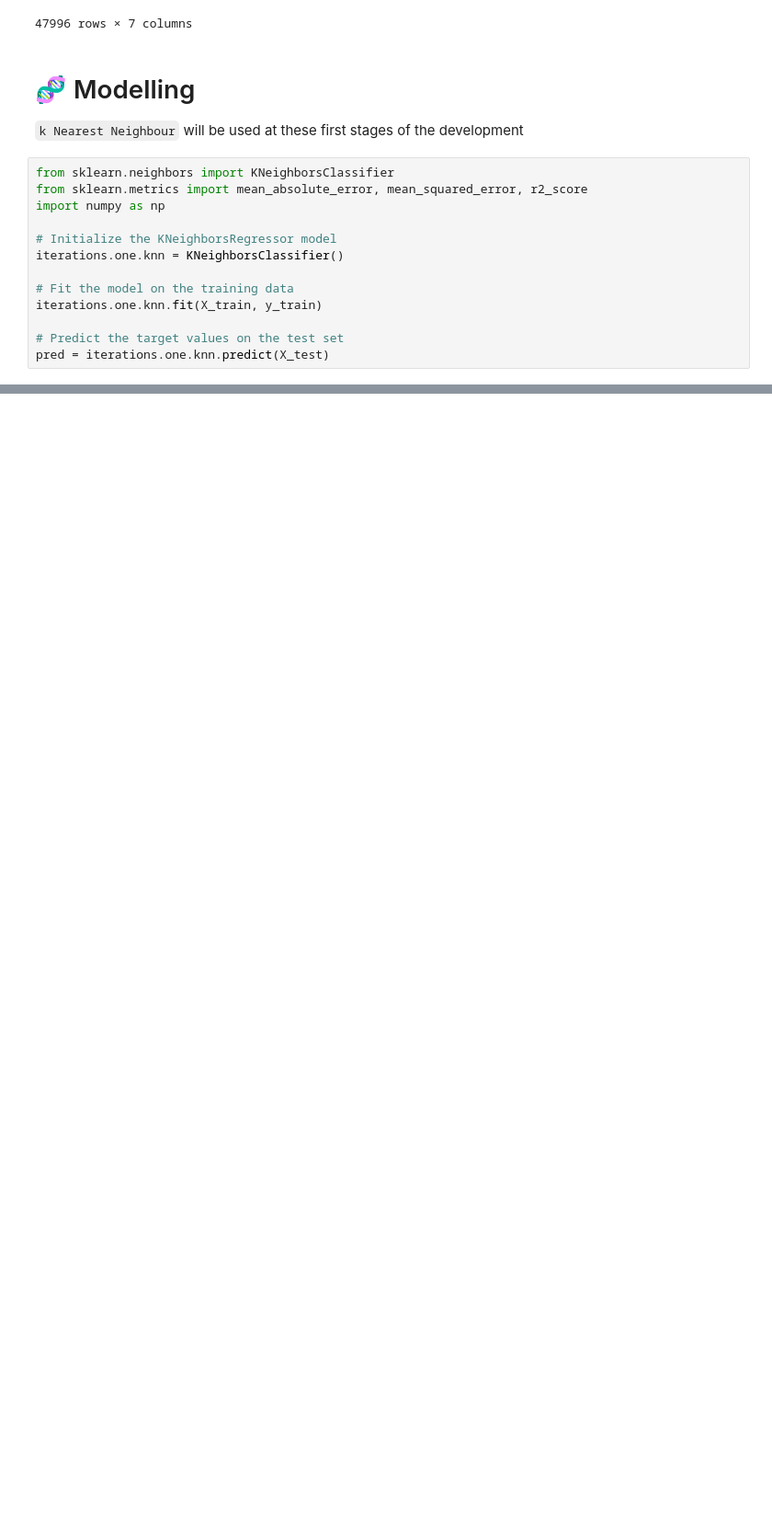
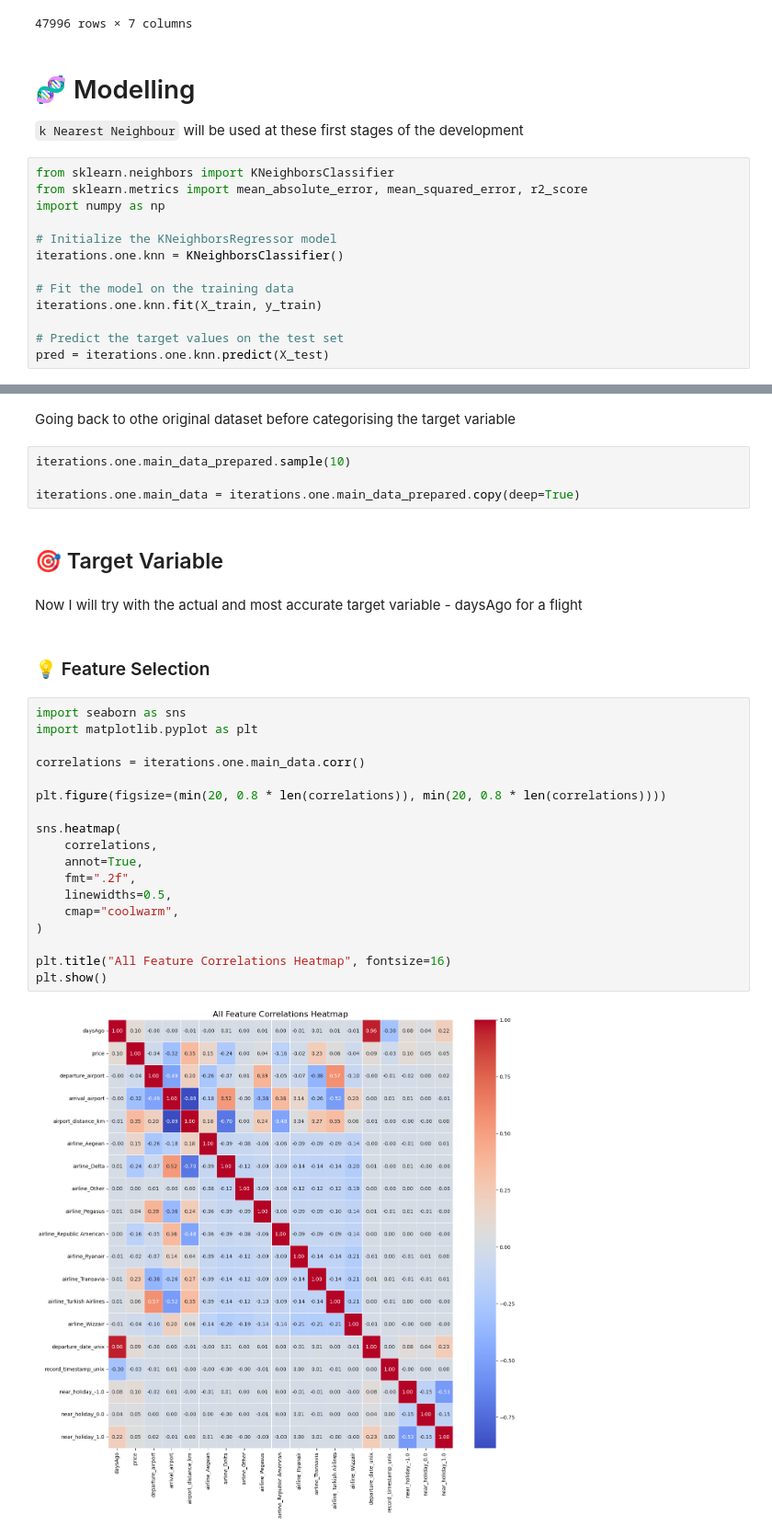
Before and after one commit to Boyan-Apostolov/Flight-Prices-Predicitons, a Jupyter notebook: flights_prices_predictions.ipynb, the cells around one changed output, grey strips where cells are left out. Shown at 92% size. Cells and saved outputs as stored; diff of their text form; blank space fills up the shorter version.

```diff
--- a/flights_prices_predictions.ipynb
+++ b/flights_prices_predictions.ipynb
@@ -658,0 +672,32 @@ plt.show()
+# %% [markdown]
+Going back to othe original dataset before categorising the target variable
+# %%
+iterations.one.main_data_prepared.sample(10)
+
+iterations.one.main_data = iterations.one.main_data_prepared.copy(deep=True)
+# %% [markdown]
+## 🎯 Target Variable
+# %% [markdown]
+Now I will try with the actual and most accurate target variable - daysAgo for a flight
+# %% [markdown]
+### 💡 Feature Selection
+# %%
+import seaborn as sns
+import matplotlib.pyplot as plt
+
+correlations = iterations.one.main_data.corr()
+
+plt.figure(figsize=(min(20, 0.8 * len(correlations)), min(20, 0.8 * len(correlations))))
+
+sns.heatmap(
+    correlations,
+    annot=True,
+    fmt=".2f",
+    linewidths=0.5,
+    cmap="coolwarm",
+)
+
+plt.title("All Feature Correlations Heatmap", fontsize=16)
+plt.show()
+# %% [output]
+[figure, added]
```
Also changed, not shown: parts of 37 cells of this notebook, 2 other files.
